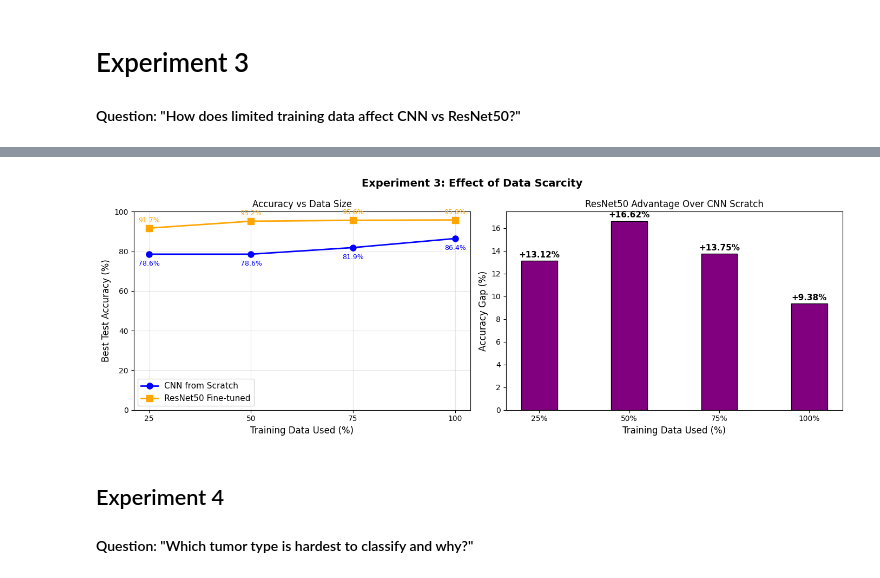
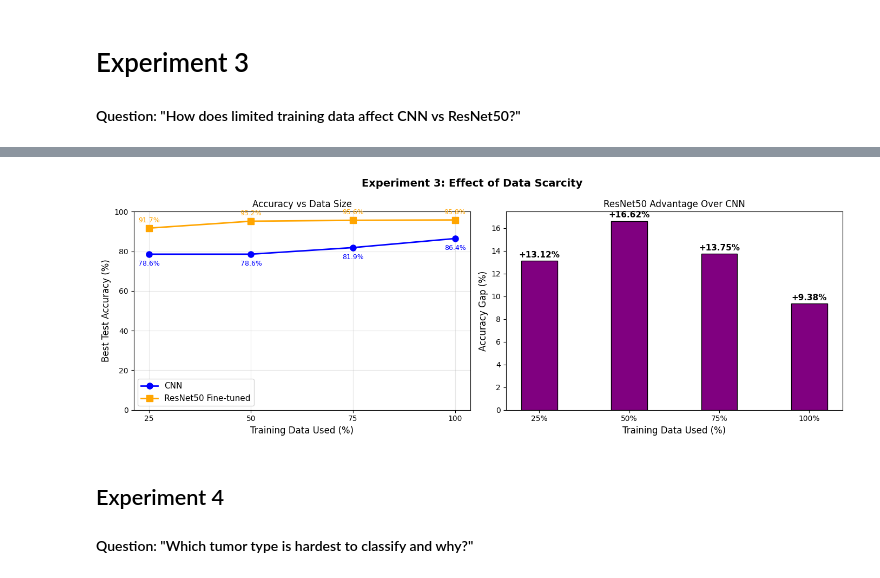
Before and after one commit to SrujanaJasmine/CIFAR-10_IMAGE_CLASSIFICATION, a Jupyter notebook: NNDL_CW_Part2_v3.ipynb, the cells around one changed output, grey strips where cells are left out. Drawn from its saved outputs; the diff is of its cells as text; code cells hidden in the pictures.

```diff
--- a/NNDL_CW_Part2_v3.ipynb
+++ b/NNDL_CW_Part2_v3.ipynb
@@ -678,7 +678,7 @@ x = [25, 50, 75, 100]
 # Plot 1 Accuracy vs data percentage
 axes[0].plot(x,cnn_results,'o-',
              color='blue',
-             label='CNN from Scratch',
+             label='CNN',
              linewidth=2, markersize=8)
 axes[0].plot(x,res_results,'s-',
              color='orange',
@@ -702,35 +702,35 @@ for i, (c, r) in enumerate(
 
 axes[0].set_xlabel('Training Data Used (%)',fontsize=12)
 axes[0].set_ylabel('Best Test Accuracy (%)',fontsize=12)
 axes[0].set_title('Accuracy vs Data Size')
 axes[0].legend(fontsize=11)
 axes[0].grid(True, alpha=0.3)
 axes[0].set_xticks(x)
 axes[0].set_ylim(0, 100)
 
 # Plot 2 Gap between models
 gaps = [r - c for r, c in zip(res_results, cnn_results)]
 bars = axes[1].bar([f'{int(f*100)}%' for f in fractions],
                    gaps,
                    color='purple',
                    edgecolor='black',
                    width=0.4)
 axes[1].set_xlabel('Training Data Used (%)',fontsize=12)
 axes[1].set_ylabel('Accuracy Gap (%)',fontsize=12)
-axes[1].set_title('ResNet50 Advantage Over CNN Scratch')
+axes[1].set_title('ResNet50 Advantage Over CNN')
 for bar, gap in zip(bars, gaps):
     axes[1].text(bar.get_x() + bar.get_width()/2,
                  bar.get_height() + 0.3,
                  f'+{gap:.2f}%',
                  ha='center',
                  fontweight='bold',
                  fontsize=11)
 
 plt.tight_layout()
 plt.savefig('experiment3_scarcity.png',dpi=150, bbox_inches='tight')
 plt.show()
 # %% [output]
-[figure, old version]
+[figure, new version]
 # %% [markdown]
 ## Experiment 4
 #### Question: "Which tumor type is hardest to classify and why?"
```
Also changed, not shown: parts of 5 cells of this notebook.
